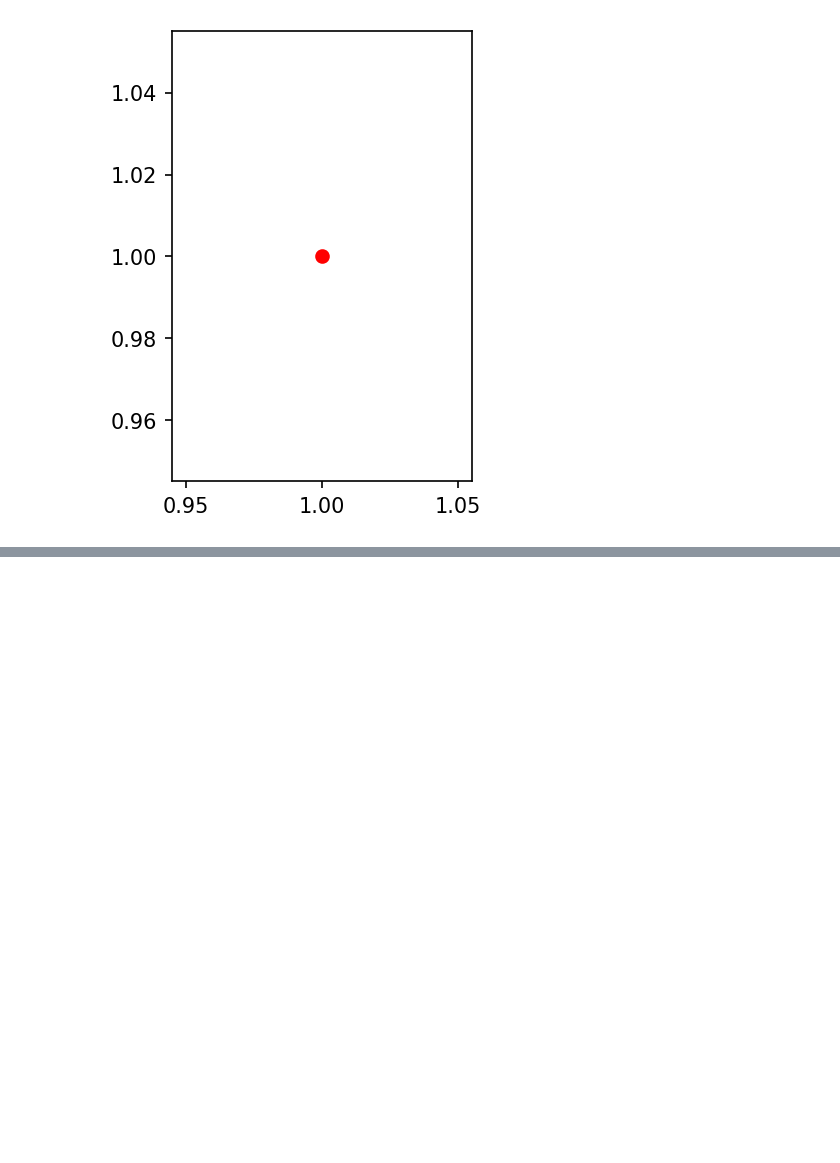
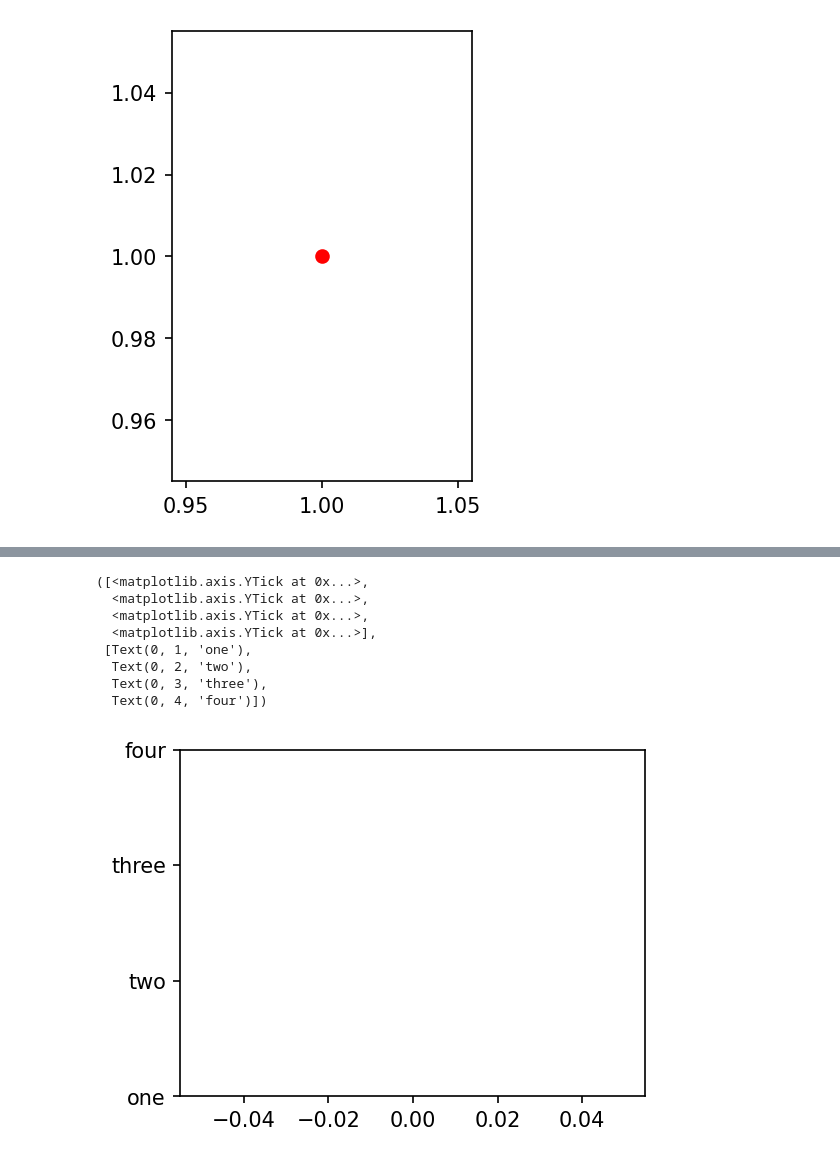
Before and after one commit to yashraj-shri17/GENERAL-STUFF, a Jupyter notebook: MatPlot-1.ipynb, the cells around one changed output, grey strips where cells are left out. Cells and saved outputs as stored; diff of their text form; code cells hidden in the pictures; blank space fills up the shorter version.

```diff
--- a/MatPlot-1.ipynb
+++ b/MatPlot-1.ipynb
@@ -760,0 +782,16 @@ ax.xaxis.set_minor_locator(ticker.MaxNLocator(20));
+# %%
+#Manually set tick Labels
+index = ['one','two','three','four']
+plt.plot()
+plt.ylim(1,4)
+plt.yticks([1,2,3,4],index)
+# %% [output]
+([<matplotlib.axis.YTick at 0x...>,
+  <matplotlib.axis.YTick at 0x...>,
+  <matplotlib.axis.YTick at 0x...>,
+  <matplotlib.axis.YTick at 0x...>],
+ [Text(0, 1, 'one'),
+  Text(0, 2, 'two'),
+  Text(0, 3, 'three'),
+  Text(0, 4, 'four')])
+[figure, added]
```
Also changed, not shown: parts of 43 cells of this notebook.
